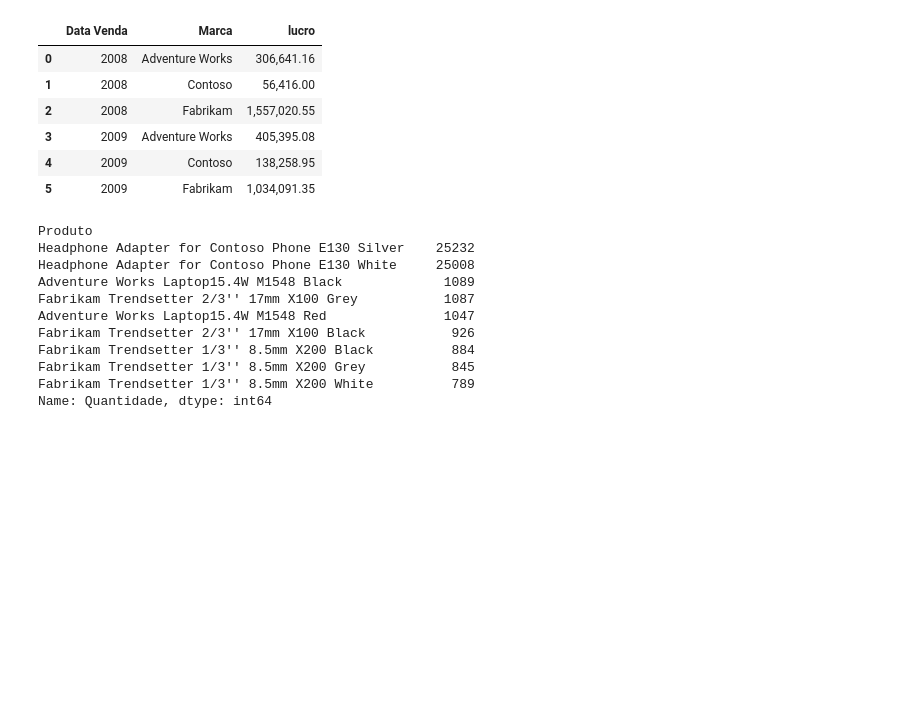
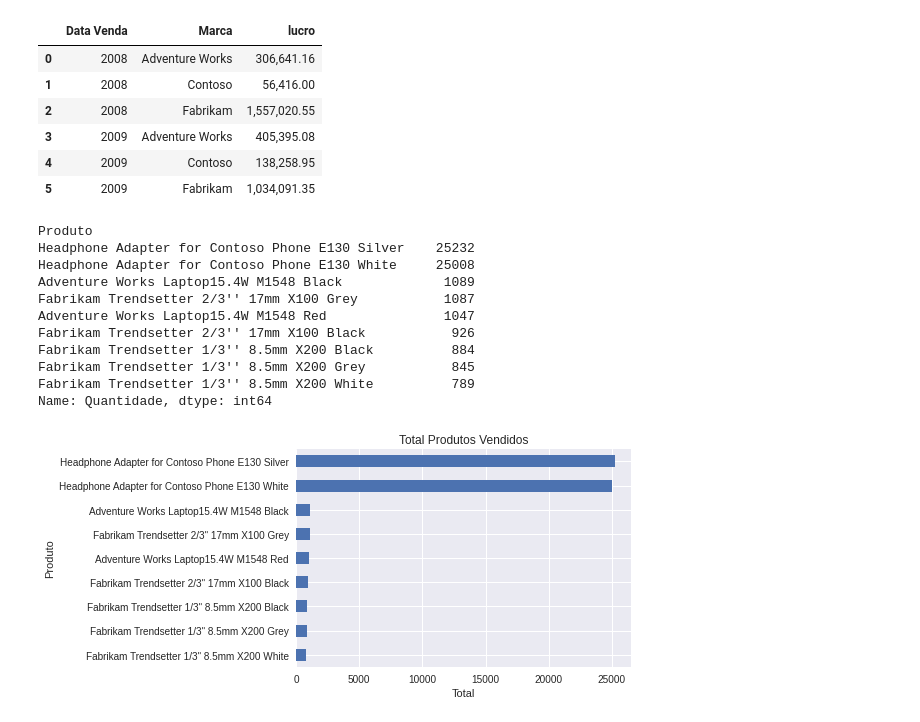
Before and after one commit to david95alex/dio-pandas-project, a Jupyter notebook: 03-analise-exploratoria.ipynb, the cells around one changed output. Saved outputs shown, nothing was run; the diff lists cells and outputs as text; code cells hidden in the pictures; blank space fills up the shorter version.

Commit message:
visualização dos dados

```diff
--- a/03-analise-exploratoria.ipynb
+++ b/03-analise-exploratoria.ipynb
@@ -172,3 +172,10 @@ Fabrikam Trendsetter 1/3'' 8.5mm X200 Black          884
 Fabrikam Trendsetter 1/3'' 8.5mm X200 Grey           845
 Fabrikam Trendsetter 1/3'' 8.5mm X200 White          789
 Name: Quantidade, dtype: int64
+# %%
+# grafico total de produtos vendidos
+df.groupby("Produto")["Quantidade"].sum().sort_values(ascending=True).plot.barh(title="Total Produtos Vendidos")
+plt.xlabel("Total")
+plt.ylabel("Produto");
+# %% [output]
+[figure, added]
```
Also changed, not shown: parts of 13 cells of this notebook.
